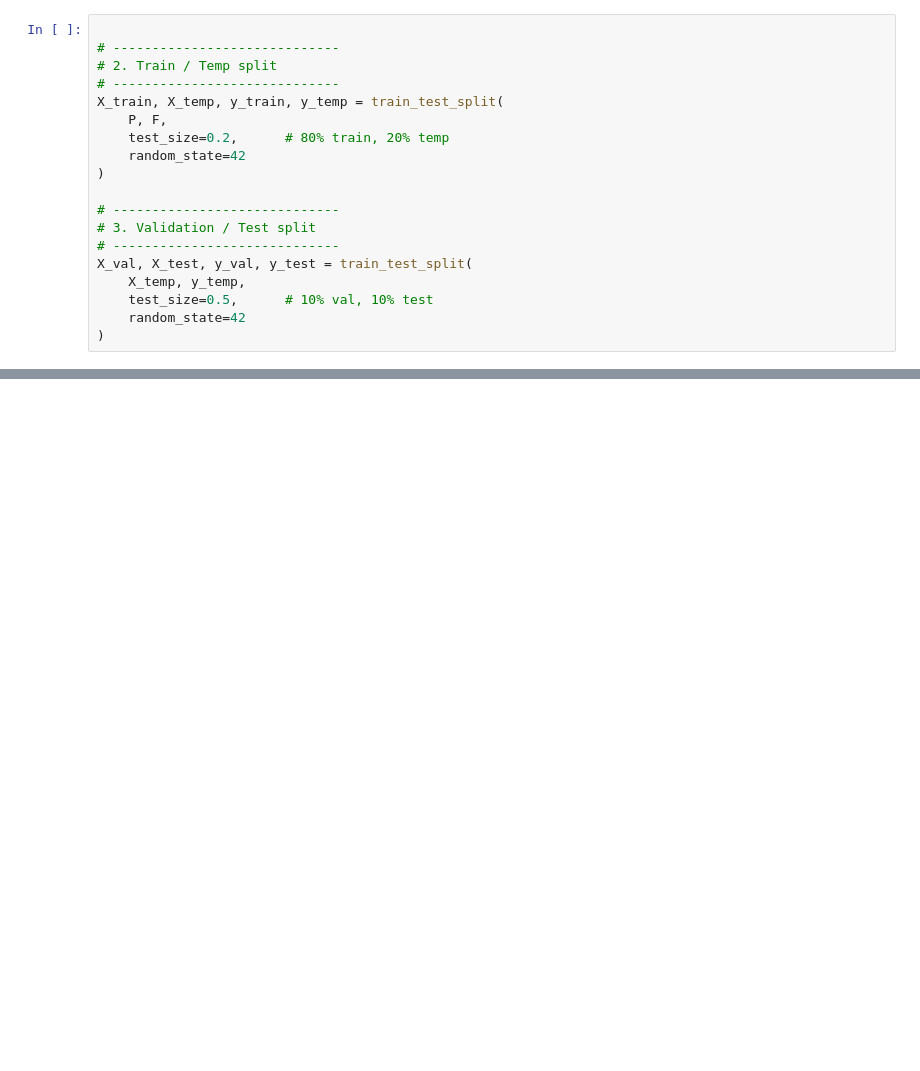
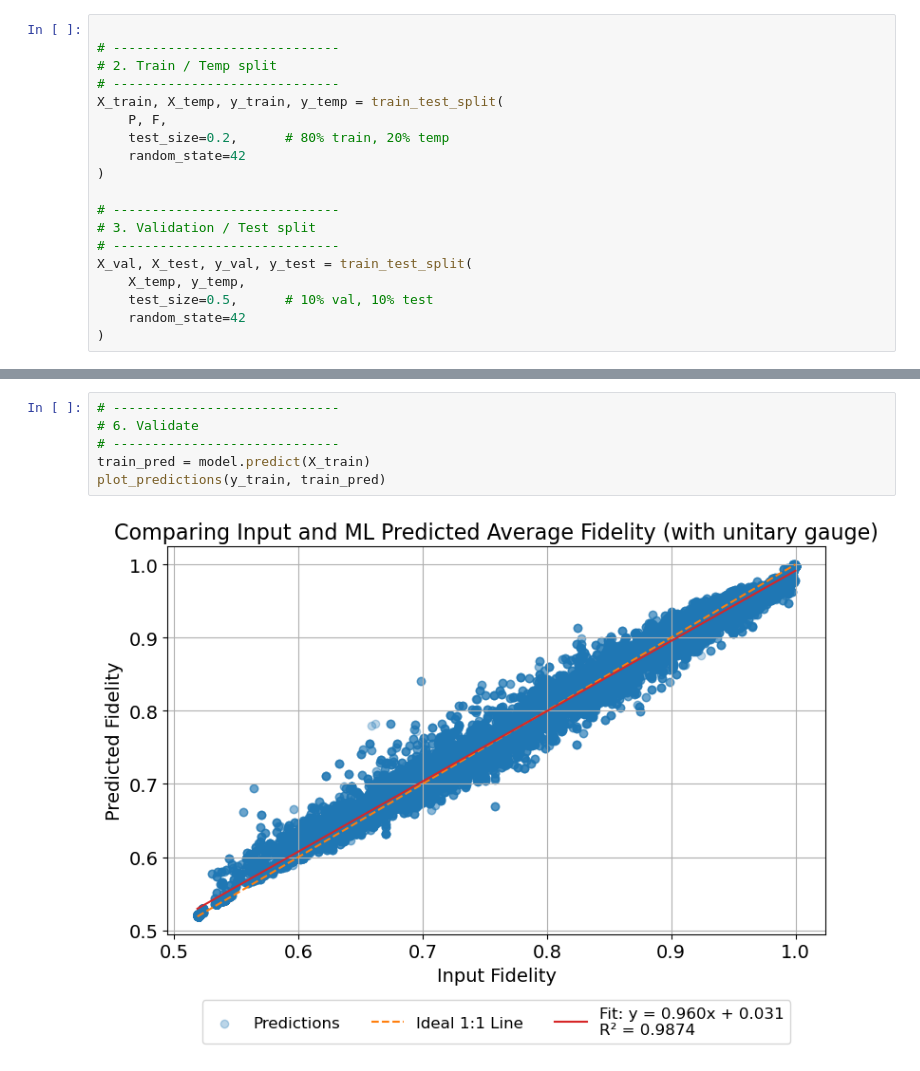
Before and after one commit to khanhuyengiang/aceqc, a Jupyter notebook: machine_learning_sklearn.ipynb, the cells around one changed output, grey strips where cells are left out. Drawn from its saved outputs; the diff is of its cells as text; blank space fills up the shorter version.

```diff
--- a/machine_learning_sklearn.ipynb
+++ b/machine_learning_sklearn.ipynb
@@ -139,5 +138,13 @@ Pipeline(steps=[('poly', PolynomialFeatures(degree=5, include_bias=False)),
                                            n_iter_no_change=100,
                                            subsample=0.9))])
+# %%
+# -----------------------------
+# 6. Validate
+# -----------------------------
+train_pred = model.predict(X_train)
+plot_predictions(y_train, train_pred)
+# %% [output]
+[figure, added]
 # %%
 # -----------------------------
 # 6. Validate
```
Also changed, not shown: parts of 8 cells of this notebook, 4 other files.
